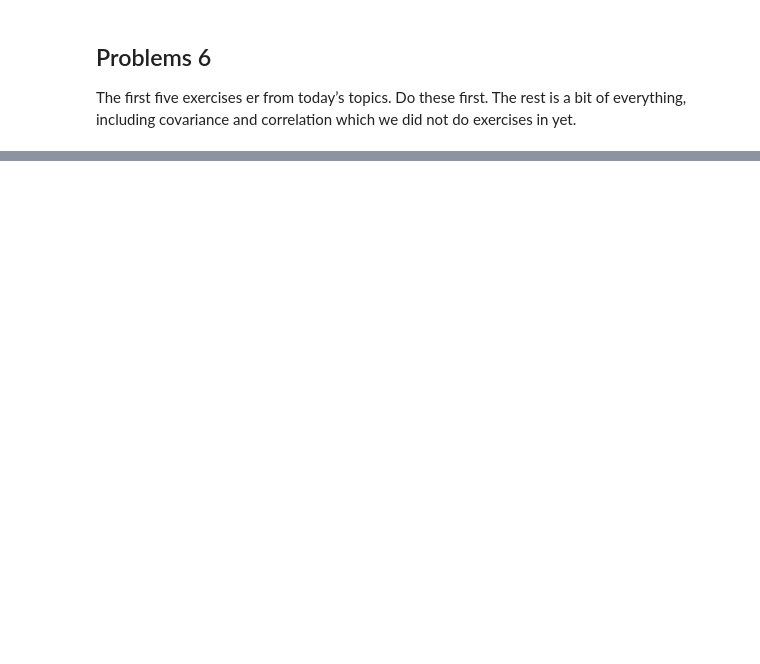
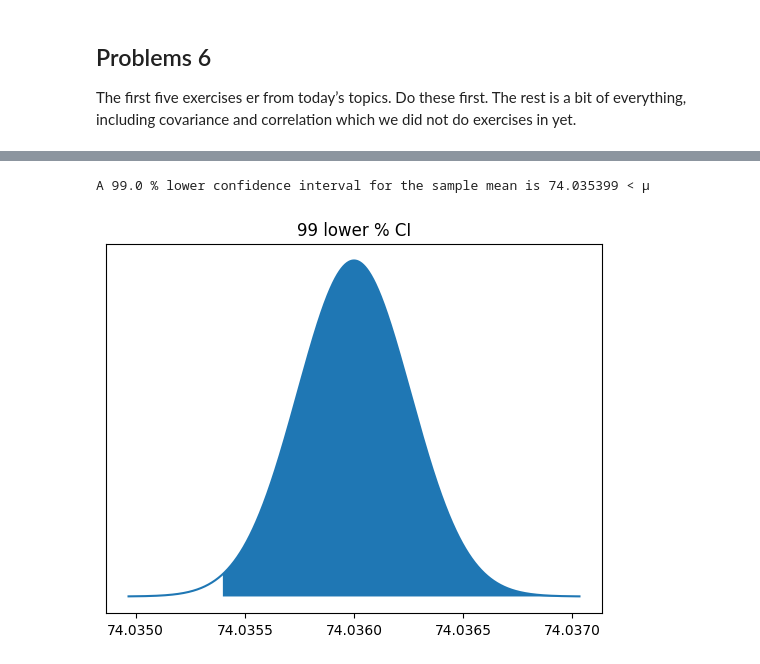
Before and after one commit to nickcernean/SMP_Exercises, a Jupyter notebook: 6_Statistical_Intervals/Problems_6.ipynb, the cells around one changed output, grey strips where cells are left out. Saved outputs shown, nothing was run; the diff lists cells and outputs as text; code cells hidden in the pictures; blank space fills up the shorter version.

```diff
--- a/6_Statistical_Intervals/Problems_6.ipynb
+++ b/6_Statistical_Intervals/Problems_6.ipynb
@@ -42,0 +111,18 @@ Lower: $\overline{x}$ - z_(1- $\frac{\alpha}{2}$) *  $\frac{\sigma}{\sqrt{n}}$
+# %%
+
+sigma = 0.001
+n = 15
+SE = sigma/np.sqrt(15)
+mean = 74.036
+Level = 0.98 ## Please notice THIS / since we taking in consideration just one side we have to take the full alpha(error) which is 1 % => aplha = 2%
+
+CI = norm.interval(Level, loc=mean, scale=SE)
+
+print('A ' + repr(Level*100+1) + ' % lower confidence interval for the sample mean is '+ repr(round(CI[0],6)) + ' < \u03bc ')
+
+x = np.linspace(mean-4*SE, mean+4*SE, 1000)
+
+draw_z_score(x, CI[0] <= x, mean, SE, '99 lower % CI')
+# %% [output]
+A 99.0 % lower confidence interval for the sample mean is 74.035399 < μ
+[figure, added]
```
Also changed, not shown: parts of 12 cells of this notebook, 1 other file.
